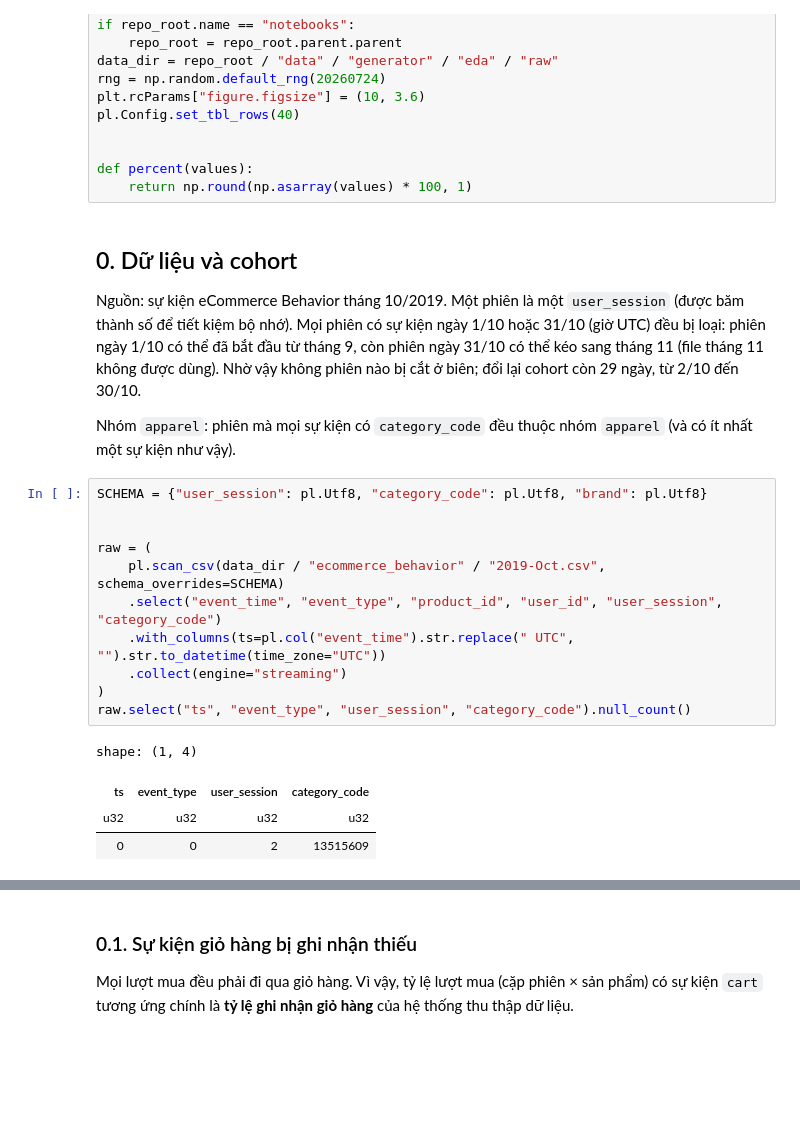
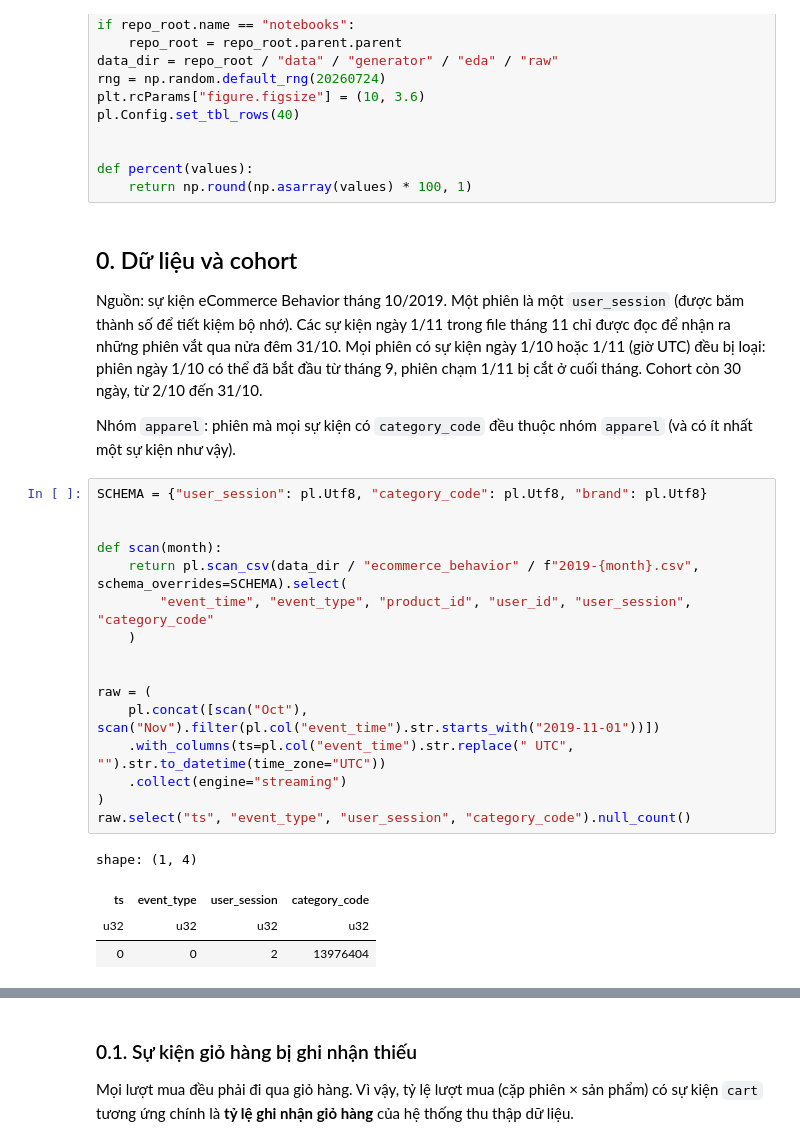
Before and after one commit to DanhTrannn/dk-ecommerce-data-platform, a Jupyter notebook: generator/notebooks/browsing_behavior_eda.ipynb, the cells around one changed output, grey strips where cells are left out. Drawn from its saved outputs; the diff is of its cells as text; blank space fills up the shorter version.

```diff
--- a/generator/notebooks/browsing_behavior_eda.ipynb
+++ b/generator/notebooks/browsing_behavior_eda.ipynb
@@ -39,25 +39,30 @@ def percent(values):
 # %% [markdown]
 ## 0. Dữ liệu và cohort
 
-Nguồn: sự kiện eCommerce Behavior tháng 10/2019. Một phiên là một `user_session` (được băm thành số để tiết kiệm bộ nhớ). Mọi phiên có sự kiện ngày 1/10 hoặc 31/10 (giờ UTC) đều bị loại: phiên ngày 1/10 có thể đã bắt đầu từ tháng 9, còn phiên ngày 31/10 có thể kéo sang tháng 11 (file tháng 11 không được dùng). Nhờ vậy không phiên nào bị cắt ở biên; đổi lại cohort còn 29 ngày, từ 2/10 đến 30/10.
+Nguồn: sự kiện eCommerce Behavior tháng 10/2019. Một phiên là một `user_session` (được băm thành số để tiết kiệm bộ nhớ). Các sự kiện ngày 1/11 trong file tháng 11 chỉ được đọc để nhận ra những phiên vắt qua nửa đêm 31/10. Mọi phiên có sự kiện ngày 1/10 hoặc 1/11 (giờ UTC) đều bị loại: phiên ngày 1/10 có thể đã bắt đầu từ tháng 9, phiên chạm 1/11 bị cắt ở cuối tháng. Cohort còn 30 ngày, từ 2/10 đến 31/10.
 
 Nhóm `apparel`: phiên mà mọi sự kiện có `category_code` đều thuộc nhóm `apparel` (và có ít nhất một sự kiện như vậy).
 # %%
 SCHEMA = {"user_session": pl.Utf8, "category_code": pl.Utf8, "brand": pl.Utf8}
 
 
+def scan(month):
+    return pl.scan_csv(data_dir / "ecommerce_behavior" / f"2019-{month}.csv", schema_overrides=SCHEMA).select(
+        "event_time", "event_type", "product_id", "user_id", "user_session", "category_code"
+    )
+
+
 raw = (
-    pl.scan_csv(data_dir / "ecommerce_behavior" / "2019-Oct.csv", schema_overrides=SCHEMA)
-    .select("event_time", "event_type", "product_id", "user_id", "user_session", "category_code")
+    pl.concat([scan("Oct"), scan("Nov").filter(pl.col("event_time").str.starts_with("2019-11-01"))])
     .with_columns(ts=pl.col("event_time").str.replace(" UTC", "").str.to_datetime(time_zone="UTC"))
     .collect(engine="streaming")
 )
 raw.select("ts", "event_type", "user_session", "category_code").null_count()
 # %% [output]
 shape: (1, 4)
 | ts | event_type | user_session | category_code |
 | u32 | u32 | u32 | u32 |
-| 0 | 0 | 2 | 13515609 |
+| 0 | 0 | 2 | 13976404 |
 # %%
 raw = raw.filter(pl.col("user_session").is_not_null())
 all_events = raw.select(
```
Also changed, not shown: parts of 23 cells of this notebook, 1 other file.
